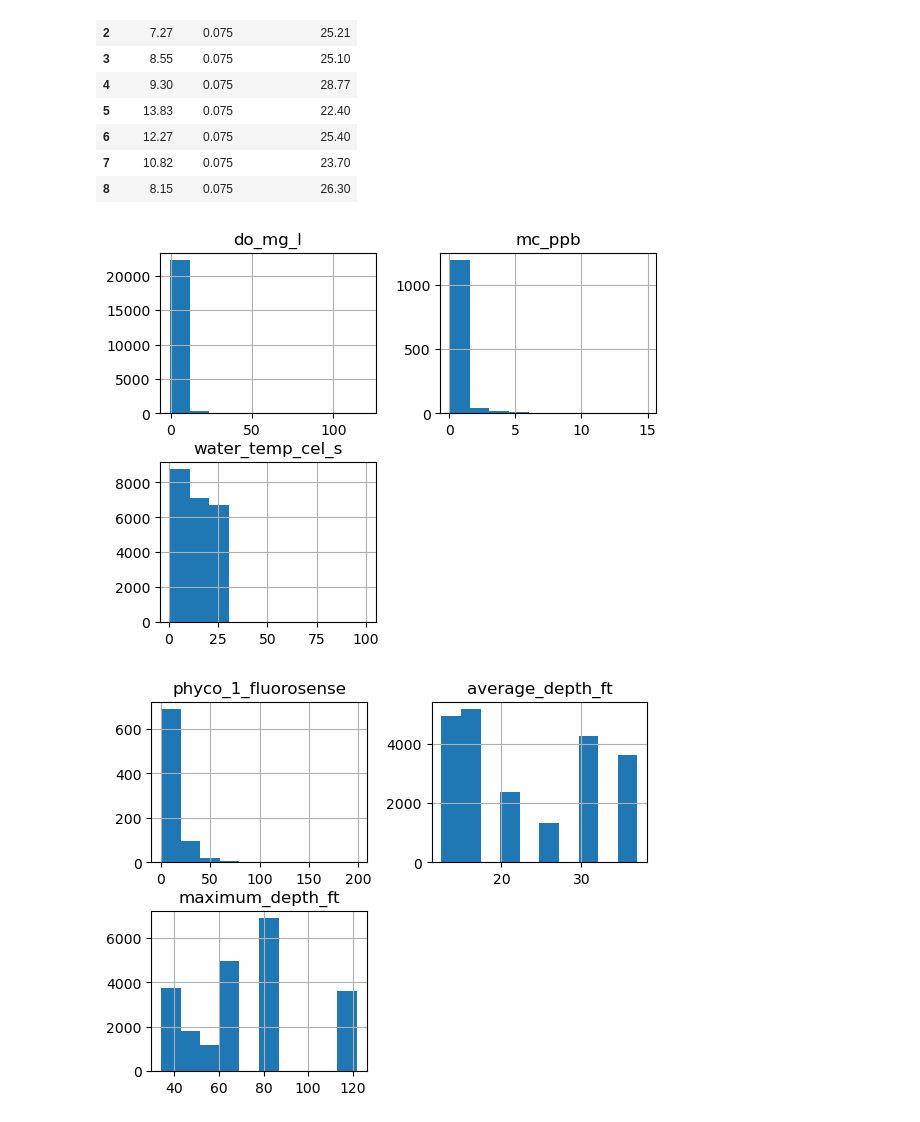
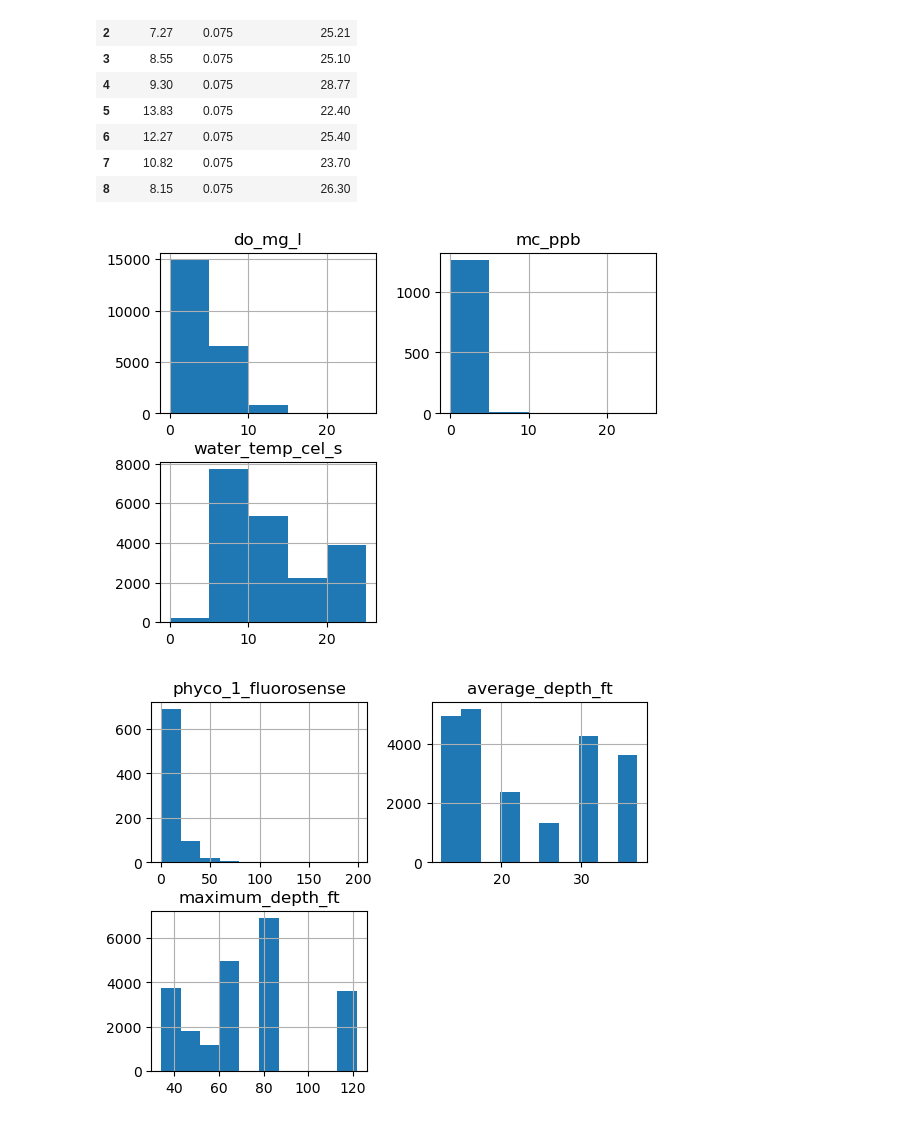
Before and after one commit to austin-strahan/Lakes-ML, a Jupyter notebook: Project.ipynb, the cells around one changed output. Saved outputs shown, nothing was run; the diff lists cells and outputs as text; code cells hidden in the pictures.

```diff
--- a/Project.ipynb
+++ b/Project.ipynb
@@ -143,10 +147,10 @@ cdf.head(9)
 | 8 | 8.15 | 0.075 | 26.30 |
 # %%
 viz = cdf[["do_mg_l", "mc_ppb", "water_temp_cel_s"]]
-viz.hist()
+viz.hist(bins=[0,5,10,15,20,25])
 plt.show()
 # %% [output]
-[figure, old version]
+[figure, new version]
 # %%
 viz = m_df[["chloro_1_fluorosense", "phyco_1_fluorosense", "average_depth_ft", "maximum_depth_ft"]]
 viz.hist()
```
Also changed, not shown: parts of 1 cell of this notebook.
